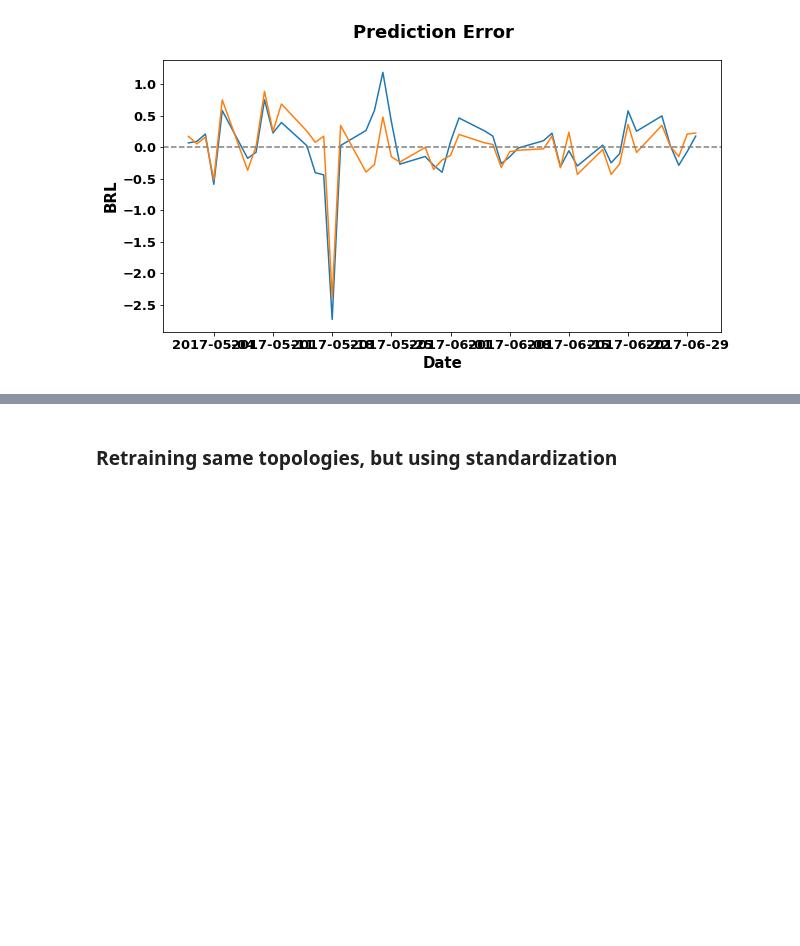
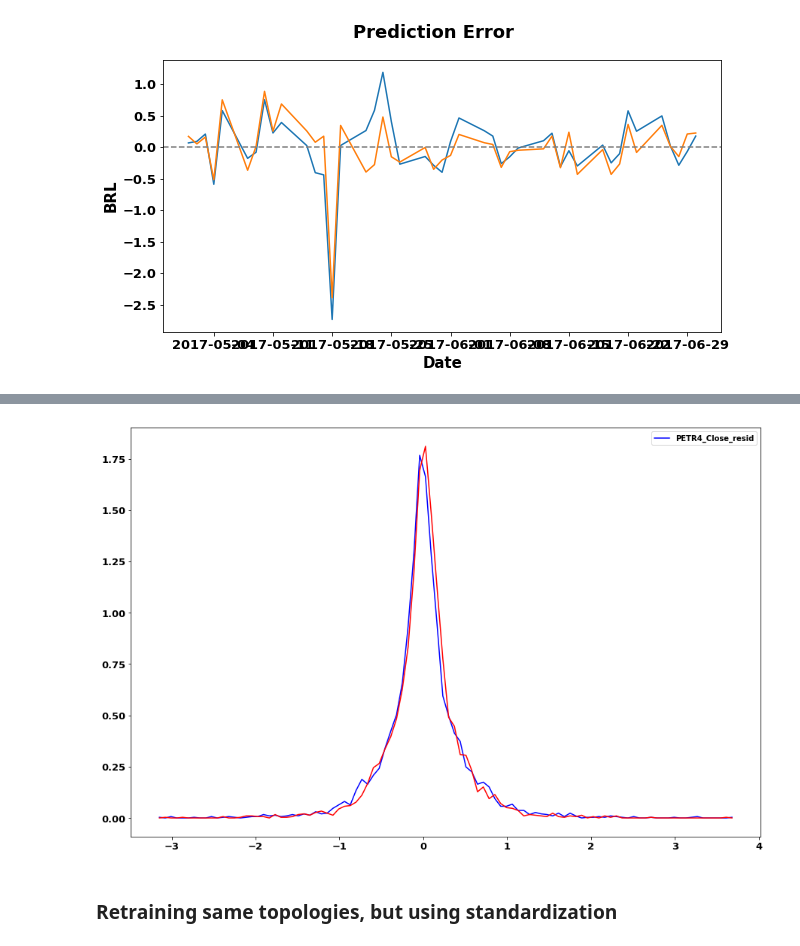
Before and after one commit to danilofrp/neural-stocks, a Jupyter notebook: notebooks/MLP.ipynb, the cells around one changed output, grey strips where cells are left out. Cells and saved outputs as stored; diff of their text form; code cells hidden in the pictures; blank space fills up the shorter version.

```diff
--- a/notebooks/MLP.ipynb
+++ b/notebooks/MLP.ipynb
@@ -330,3 +347,36 @@ plotSeries([df['PETR4_Close_resid'], (df['PETR4_Close_resid'] - predictionsNormS
+# %%
+def estimatePDF(series, colors, nBins, overlap = True, saveImg = False, saveDir = '', saveName = '', saveFormat = 'pdf'):
+    maximum = minimum = series[0].dropna().mean()
+    for s in series:
+        maximum = s.dropna().max() if s.dropna().max() > maximum else maximum
+        minimum = s.dropna().min() if s.dropna().min() < minimum else minimum
+
+    binCenters = np.linspace(minimum, maximum, nBins)
+    if overlap:
+        fig, ax = plt.subplots(figsize = (15, 10), nrows = 1, ncols = 1)
+    else:
+        fig, ax = plt.subplots(figsize = (10, len(series)*5), nrows = len(series), ncols = 1)
+    for i in range(len(series)):
+        hist, _ = np.histogram(series[i].dropna(), bins = nBins, range=(minimum, maximum), density=True)
+        if overlap:
+            ax.plot(binCenters, hist, color = colors[i], label = series[i].name)
+            ax.grid()
+        else:
+            ax[i].plot(binCenters, hist, color = colors[i], label = series[i].name)
+            ax[i].grid()
+
+    if overlap:
+        handles, labels = ax.get_legend_handles_labels()
+        ax.legend(handles, labels, loc='best')
+# %%
+estimatePDF([#df['PETR4_Close'][10:],
+            df['PETR4_Close_resid'][10:],
+            ( df['PETR4_Close'][10:] - (df['PETR4_Close_trend'] + predictionsNormAllSeries)[10:])
+           ],
+           colors=['b', 'r', 'g'],
+           nBins = 100)
+# %% [output]
+[figure, added]
 # %% [markdown]
 <h3>Retraining same topologies, but using standardization</h3>
 # %%
```
Also changed, not shown: parts of 6 cells of this notebook.
